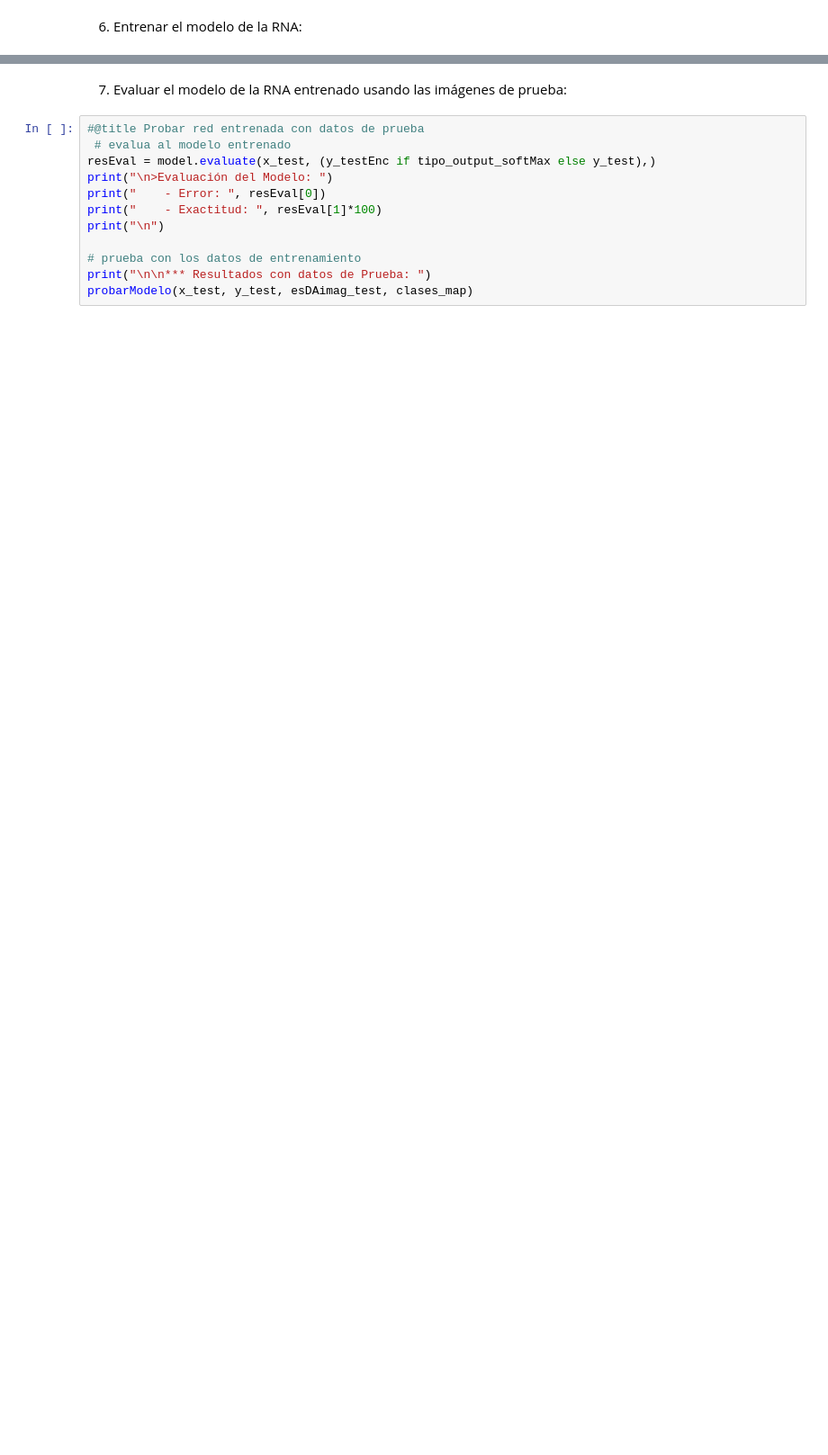
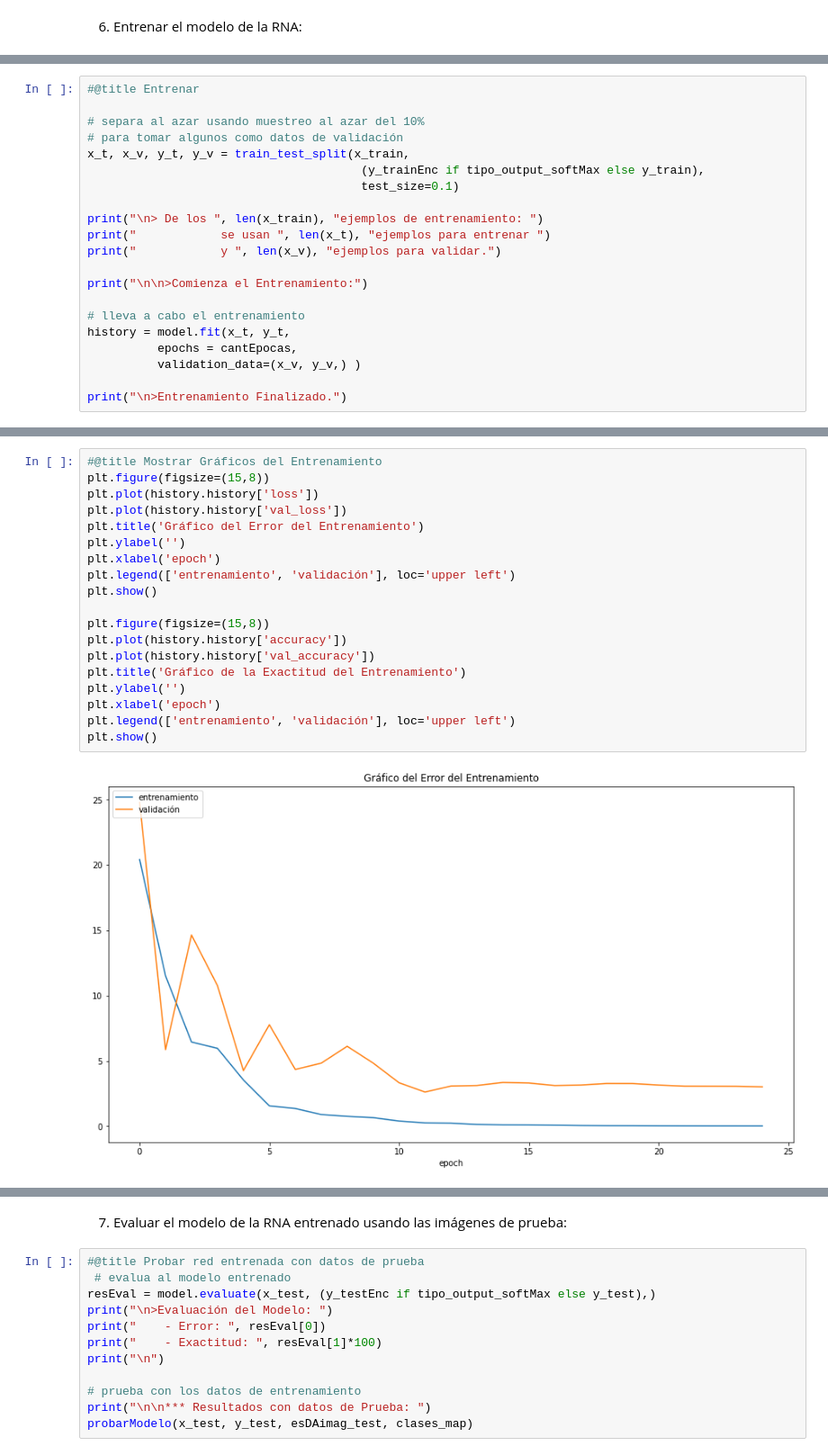
Before and after one commit to PGP-MachineLearning/demoANIMALES, a Jupyter notebook: Imag RNA MLP ANIMALES.ipynb, the cells around one changed output, grey strips where cells are left out. Shown at 90% size. Cells and saved outputs as stored; diff of their text form; blank space fills up the shorter version.

```diff
--- a/Imag RNA MLP ANIMALES.ipynb
+++ b/Imag RNA MLP ANIMALES.ipynb
@@ -254,0 +303,21 @@ model.fit(x_train,
+# %%
+#@title Entrenar
+
+# separa al azar usando muestreo al azar del 10%
+# para tomar algunos como datos de validación
+x_t, x_v, y_t, y_v = train_test_split(x_train,
+                                       (y_trainEnc if tipo_output_softMax else y_train),
+                                       test_size=0.1)
+
+print("\n> De los ", len(x_train), "ejemplos de entrenamiento: ")
+print("            se usan ", len(x_t), "ejemplos para entrenar ")
+print("            y ", len(x_v), "ejemplos para validar.")
+
+print("\n\n>Comienza el Entrenamiento:")
+
+# lleva a cabo el entrenamiento
+history = model.fit(x_t, y_t,
+          epochs = cantEpocas,
+          validation_data=(x_v, y_v,) )
+
+print("\n>Entrenamiento Finalizado.")
@@ -254,0 +342,21 @@ model.fit(x_train,
+# %%
+#@title Mostrar Gráficos del Entrenamiento
+plt.figure(figsize=(15,8))
+plt.plot(history.history['loss'])
+plt.plot(history.history['val_loss'])
+plt.title('Gráfico del Error del Entrenamiento')
+plt.ylabel('')
+plt.xlabel('epoch')
+plt.legend(['entrenamiento', 'validación'], loc='upper left')
+plt.show()
+
+plt.figure(figsize=(15,8))
+plt.plot(history.history['accuracy'])
+plt.plot(history.history['val_accuracy'])
+plt.title('Gráfico de la Exactitud del Entrenamiento')
+plt.ylabel('')
+plt.xlabel('epoch')
+plt.legend(['entrenamiento', 'validación'], loc='upper left')
+plt.show()
+# %% [output]
+[figure, added]
```
Also changed, not shown: parts of 11 cells of this notebook, 7 other files.
